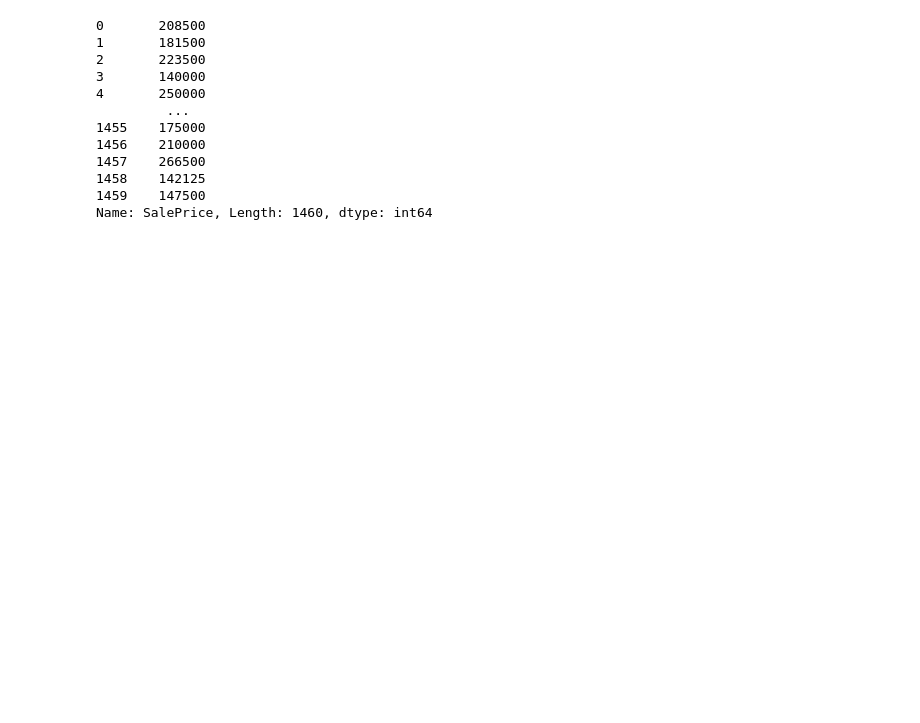
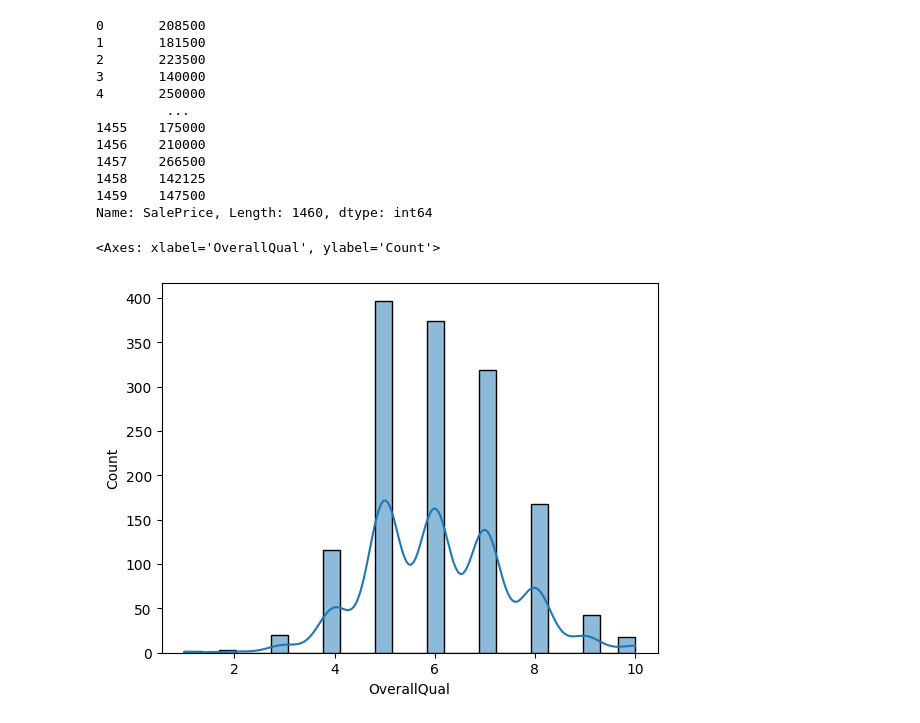
Before and after one commit to aryal1/HousePrices, a Jupyter notebook: tracking.ipynb, the cells around one changed output. Drawn from its saved outputs; the diff is of its cells as text; code cells hidden in the pictures; blank space fills up the shorter version.

```diff
--- a/tracking.ipynb
+++ b/tracking.ipynb
@@ -191,3 +192,8 @@ train_set["SalePrice"]
 1458    142125
 1459    147500
 Name: SalePrice, Length: 1460, dtype: int64
+# %%
+sns.histplot(train_set["OverallQual"],kde=True)
+# %% [output]
+<Axes: xlabel='OverallQual', ylabel='Count'>
+[figure, added]
```
Also changed, not shown: parts of 20 cells of this notebook.
